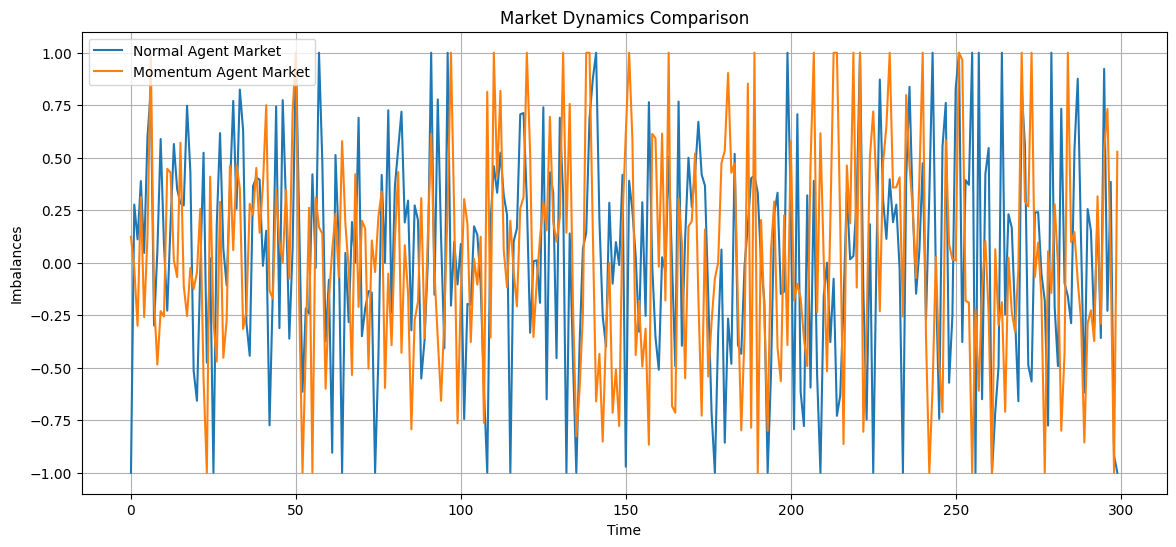
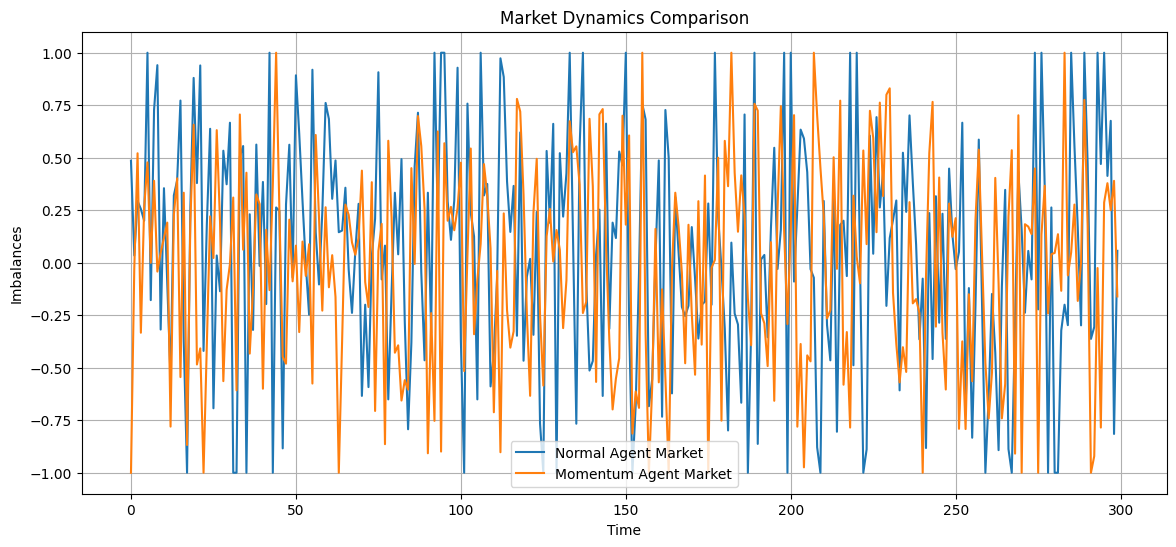
Unified diff of the notebook cell whose output changed from the first chart to the second:
--- before
+++ after
@@ -11,3 +11,2 @@
 plt.grid()
 
-plt.savefig("../images/plots/momentum_v1_imbalance.png")

Commit: Added a agent history in CSV convertible form... and changed the Market history to CSV compatible form...